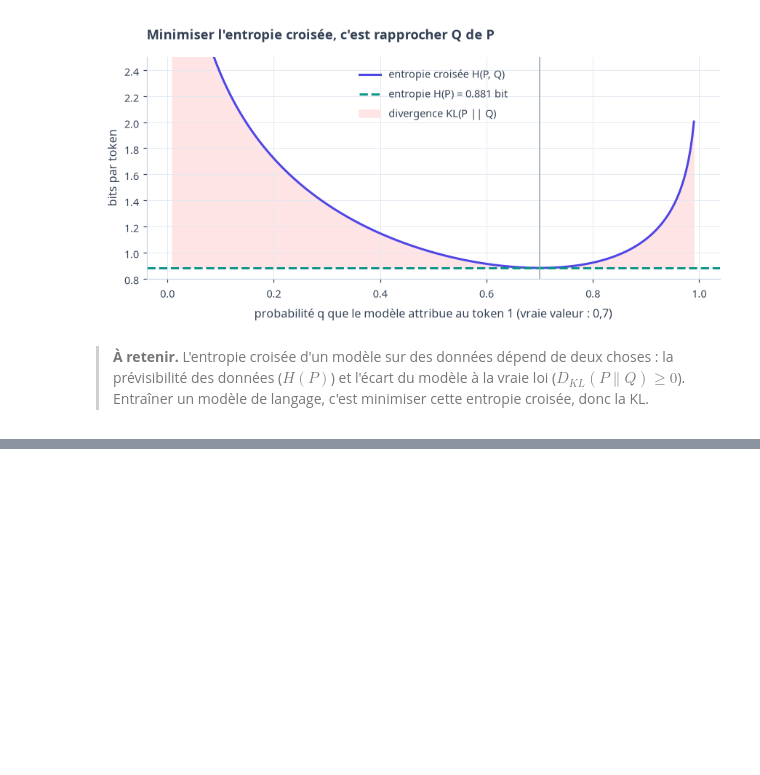
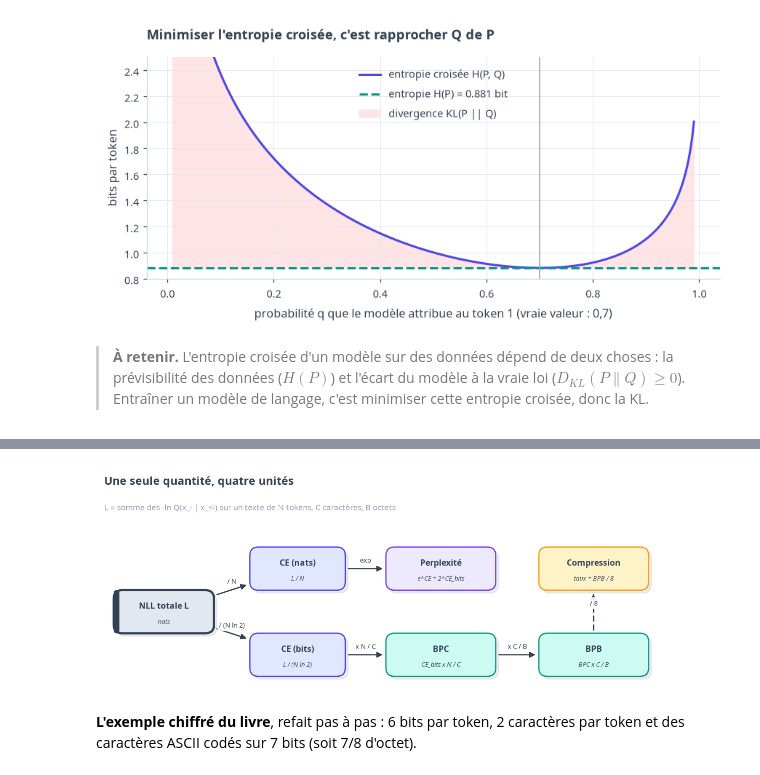
Before and after one commit to gwils28/AI_Engineering__ByTheBook, a Jupyter notebook: notebooks/ch03_methodologie_evaluation/ch03_cours_1_metriques_langage.ipynb, the cells around one changed output, grey strips where cells are left out. Saved outputs shown, nothing was run; the diff lists cells and outputs as text; code cells hidden in the pictures; blank space fills up the shorter version.

Commit message:
Cours ch03 : Bits par caractère, bits par octet et perplexité ; Mesurer ces métriques sur GPT-2 et Qwen (+3)

```diff
--- a/notebooks/ch03_methodologie_evaluation/ch03_cours_1_metriques_langage.ipynb
+++ b/notebooks/ch03_methodologie_evaluation/ch03_cours_1_metriques_langage.ipynb
@@ -277,0 +301,19 @@ plt.tight_layout(); plt.show()
+# %%
+d = Diagram(13, 3.6, title="Une seule quantité, quatre unités",
+            subtitle="L = somme des -ln Q(x_i | x_<i) sur un texte de N tokens, C caractères, B octets")
+d.box("L", 1.3, 1.6, "NLL totale L", sub="nats", color=SLATE, w=2.1, kind="model")
+d.box("ce", 4.1, 2.5, "CE (nats)", sub="L / N", color=INDIGO, w=2.0)
+d.box("ceb", 4.1, 0.7, "CE (bits)", sub="L / (N ln 2)", color=INDIGO, w=2.0)
+d.box("ppl", 7.1, 2.5, "Perplexité", sub="e^CE = 2^CE_bits", color=VIOLET, w=2.3)
+d.box("bpc", 7.1, 0.7, "BPC", sub="CE_bits x N / C", color=TEAL, w=2.3)
+d.box("bpb", 10.3, 0.7, "BPB", sub="BPC x C / B", color=TEAL, w=2.3)
+d.box("zip", 10.3, 2.5, "Compression", sub="taux = BPB / 8", color=AMBER, w=2.3)
+d.arrow("L", "ce", "/ N"); d.arrow("L", "ceb", "/ (N ln 2)")
+d.arrow("ce", "ppl", "exp"); d.arrow("ceb", "bpc", "x N / C"); d.arrow("bpc", "bpb", "x C / B")
+d.arrow("bpb", "zip", "/ 8", style="dashed")
+d.show()
+# %% [output]
+[figure, added]
+# %% [markdown]
+**L'exemple chiffré du livre**, refait pas à pas : 6 bits par token, 2 caractères par
+token et des caractères ASCII codés sur 7 bits (soit 7/8 d'octet).
```
Also changed, not shown: parts of 33 cells of this notebook.
